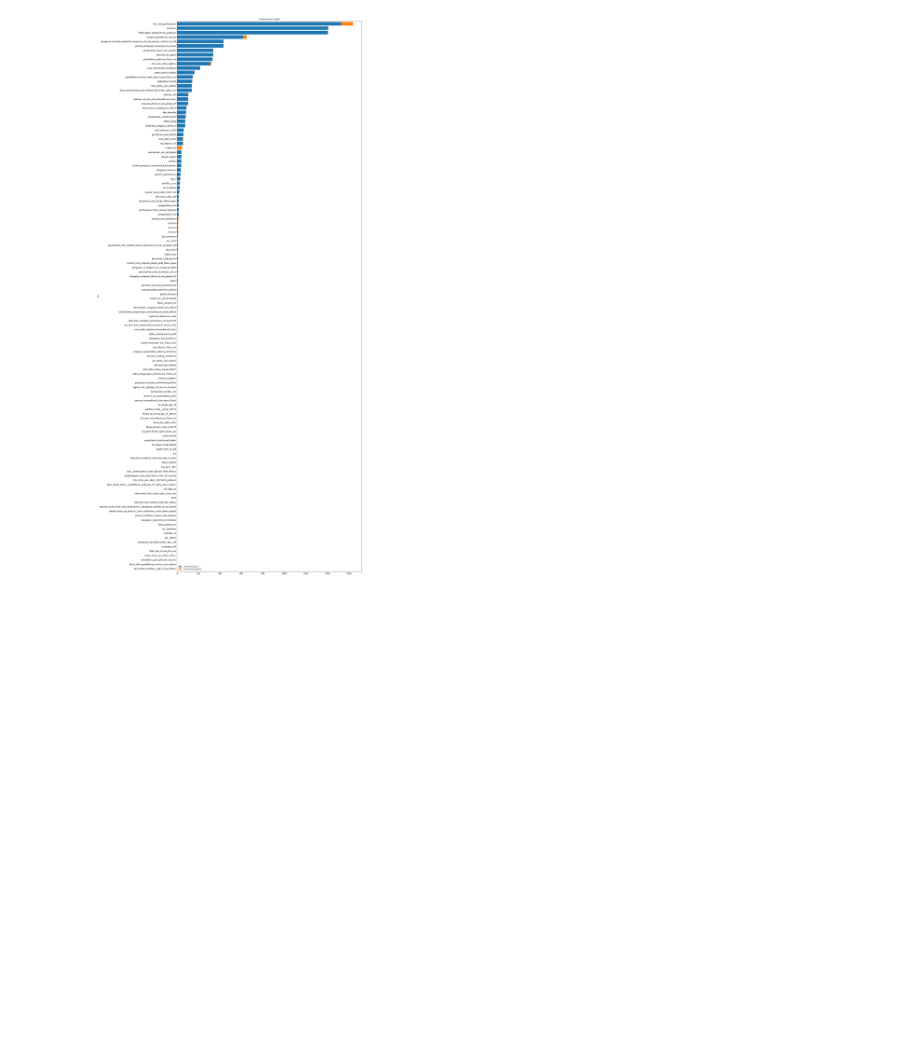
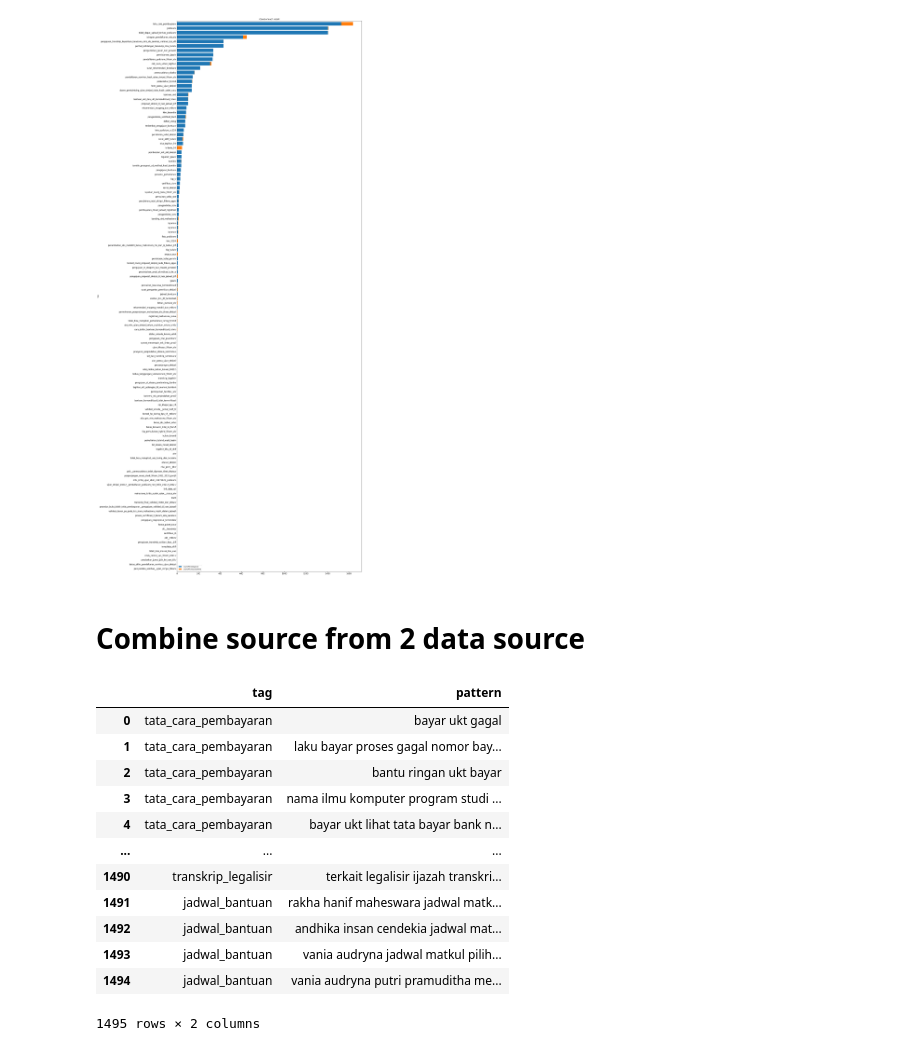
Before and after one commit to AndiAlifs/Halofilkom_dump, a Jupyter notebook: combinedEkstraksiData.ipynb, the cells around one changed output. Saved outputs shown, nothing was run; the diff lists cells and outputs as text; code cells hidden in the pictures; blank space fills up the shorter version.

```diff
--- a/combinedEkstraksiData.ipynb
+++ b/combinedEkstraksiData.ipynb
@@ -95,3 +124,5 @@ dfCountEachIntent.drop(columns=['total']).plot(kind='barh', figsize=(20, 60), ti
 # %% [output]
 <AxesSubplot:title={'center':'Count of each intent'}, ylabel='tag'>
 [figure]
+# %% [markdown]
+# Combine source from 2 data source
@@ -97,0 +156,16 @@ dfCountEachIntent.drop(columns=['total']).plot(kind='barh', figsize=(20, 60), ti
+# %%
+dfCombined
+# %% [output]
+|  | tag | pattern |
+| 0 | tata_cara_pembayaran | bayar ukt gagal |
+| 1 | tata_cara_pembayaran | laku bayar proses gagal nomor bay... |
+| 2 | tata_cara_pembayaran | bantu ringan ukt bayar |
+| 3 | tata_cara_pembayaran | nama ilmu komputer program studi ... |
+| 4 | tata_cara_pembayaran | bayar ukt lihat tata bayar bank n... |
+| ... | ... | ... |
+| 1490 | transkrip_legalisir | terkait legalisir ijazah transkri... |
+| 1491 | jadwal_bantuan | rakha hanif maheswara jadwal matk... |
+| 1492 | jadwal_bantuan | andhika insan cendekia jadwal mat... |
+| 1493 | jadwal_bantuan | vania audryna jadwal matkul pilih... |
+| 1494 | jadwal_bantuan | vania audryna putri pramuditha me... |
+1495 rows × 2 columns
```
Also changed, not shown: parts of 20 cells of this notebook, 3 other files.
